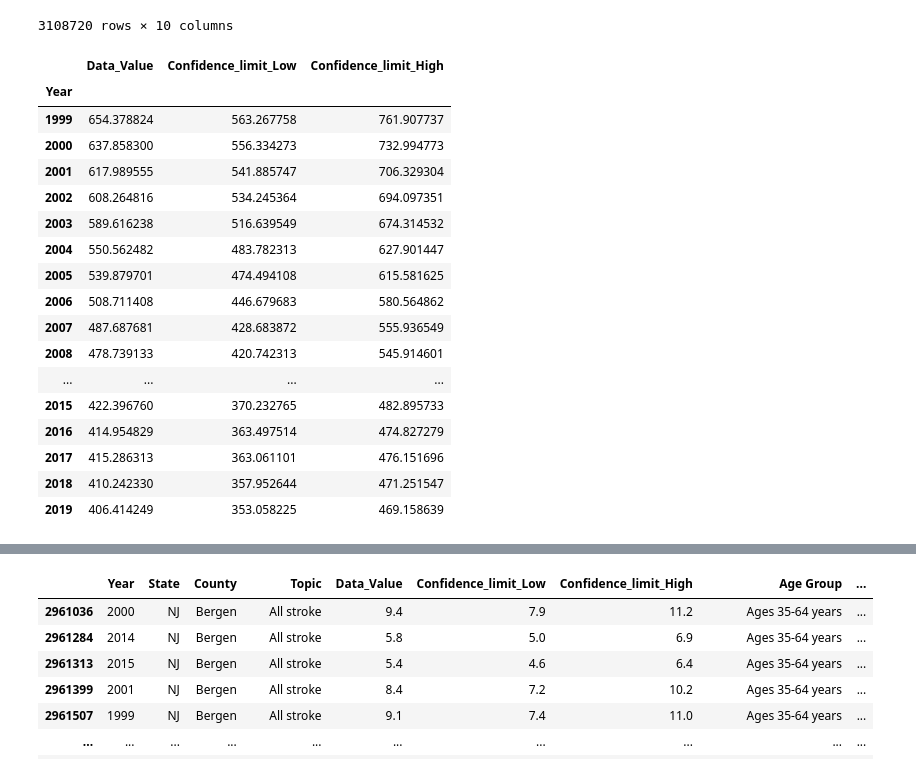
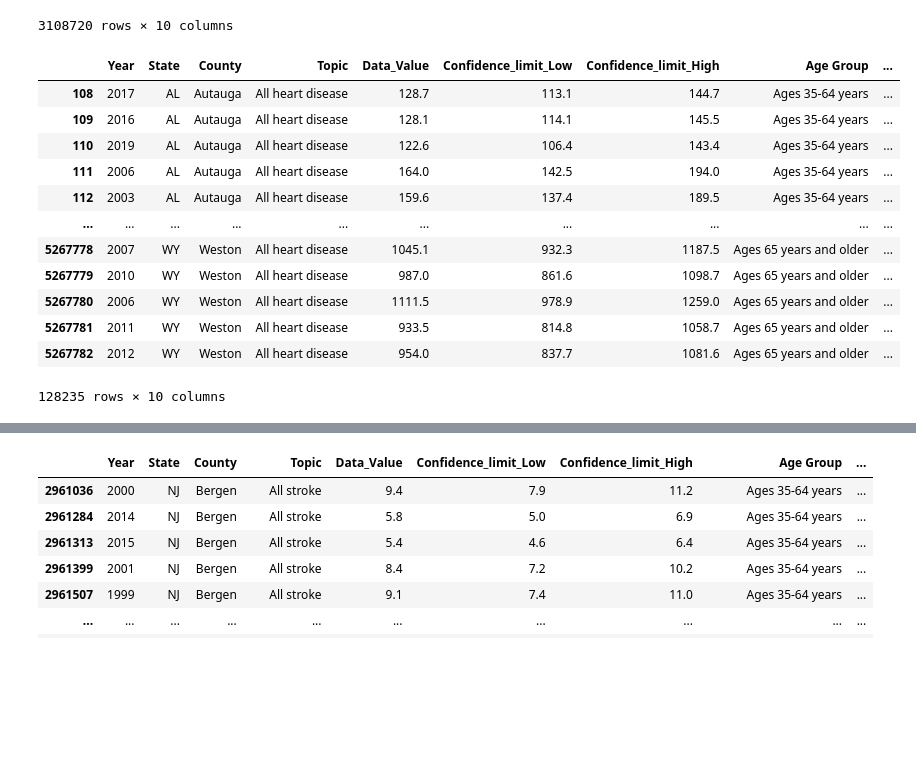
Before and after one commit to sean-guzman/Project1, a Jupyter notebook: main.ipynb, the cells around one changed output, grey strips where cells are left out. Cells and saved outputs as stored; diff of their text form; code cells hidden in the pictures; blank space fills up the shorter version.

```diff
--- a/main.ipynb
+++ b/main.ipynb
@@ -95,24 +96,21 @@ heart_study_cleaned
 | 5268498 | 2019 | WY | Weston | Heart failure | 478.2 | 408.0 | 564.6 | Ages 65 years and older | ... |
 3108720 rows × 10 columns
 # %%
-heart_study_year = heart_study_cleaned.groupby(["Year"]).mean()
+heart_study_year = heart_study_cleaned.loc[(heart_study_cleaned["Topic"] == "All heart disease") &
+                                           (heart_study_cleaned["Sex"] == "Overall") &
+                                           (heart_study_cleaned["Ethnicity"] == "Overall"), :]
 heart_study_year
 # %% [output]
-|  | Data_Value | Confidence_limit_Low | Confidence_limit_High |
-| Year |  |  |  |
-| 1999 | 654.378824 | 563.267758 | 761.907737 |
-| 2000 | 637.858300 | 556.334273 | 732.994773 |
-| 2001 | 617.989555 | 541.885747 | 706.329304 |
-| 2002 | 608.264816 | 534.245364 | 694.097351 |
-| 2003 | 589.616238 | 516.639549 | 674.314532 |
-| 2004 | 550.562482 | 483.782313 | 627.901447 |
-| 2005 | 539.879701 | 474.494108 | 615.581625 |
-| 2006 | 508.711408 | 446.679683 | 580.564862 |
-| 2007 | 487.687681 | 428.683872 | 555.936549 |
-| 2008 | 478.739133 | 420.742313 | 545.914601 |
-| ... | ... | ... | ... |
-| 2015 | 422.396760 | 370.232765 | 482.895733 |
-| 2016 | 414.954829 | 363.497514 | 474.827279 |
-| 2017 | 415.286313 | 363.061101 | 476.151696 |
-| 2018 | 410.242330 | 357.952644 | 471.251547 |
-| 2019 | 406.414249 | 353.058225 | 469.158639 |
+|  | Year | State | County | Topic | Data_Value | Confidence_limit_Low | Confidence_limit_High | Age Group | ... |
+| 108 | 2017 | AL | Autauga | All heart disease | 128.7 | 113.1 | 144.7 | Ages 35-64 years | ... |
+| 109 | 2016 | AL | Autauga | All heart disease | 128.1 | 114.1 | 145.5 | Ages 35-64 years | ... |
+| 110 | 2019 | AL | Autauga | All heart disease | 122.6 | 106.4 | 143.4 | Ages 35-64 years | ... |
+| 111 | 2006 | AL | Autauga | All heart disease | 164.0 | 142.5 | 194.0 | Ages 35-64 years | ... |
+| 112 | 2003 | AL | Autauga | All heart disease | 159.6 | 137.4 | 189.5 | Ages 35-64 years | ... |
+| ... | ... | ... | ... | ... | ... | ... | ... | ... | ... |
+| 5267778 | 2007 | WY | Weston | All heart disease | 1045.1 | 932.3 | 1187.5 | Ages 65 years and older | ... |
+| 5267779 | 2010 | WY | Weston | All heart disease | 987.0 | 861.6 | 1098.7 | Ages 65 years and older | ... |
+| 5267780 | 2006 | WY | Weston | All heart disease | 1111.5 | 978.9 | 1259.0 | Ages 65 years and older | ... |
+| 5267781 | 2011 | WY | Weston | All heart disease | 933.5 | 814.8 | 1058.7 | Ages 65 years and older | ... |
+| 5267782 | 2012 | WY | Weston | All heart disease | 954.0 | 837.7 | 1081.6 | Ages 65 years and older | ... |
+128235 rows × 10 columns
```
Also changed, not shown: parts of 28 cells of this notebook.
